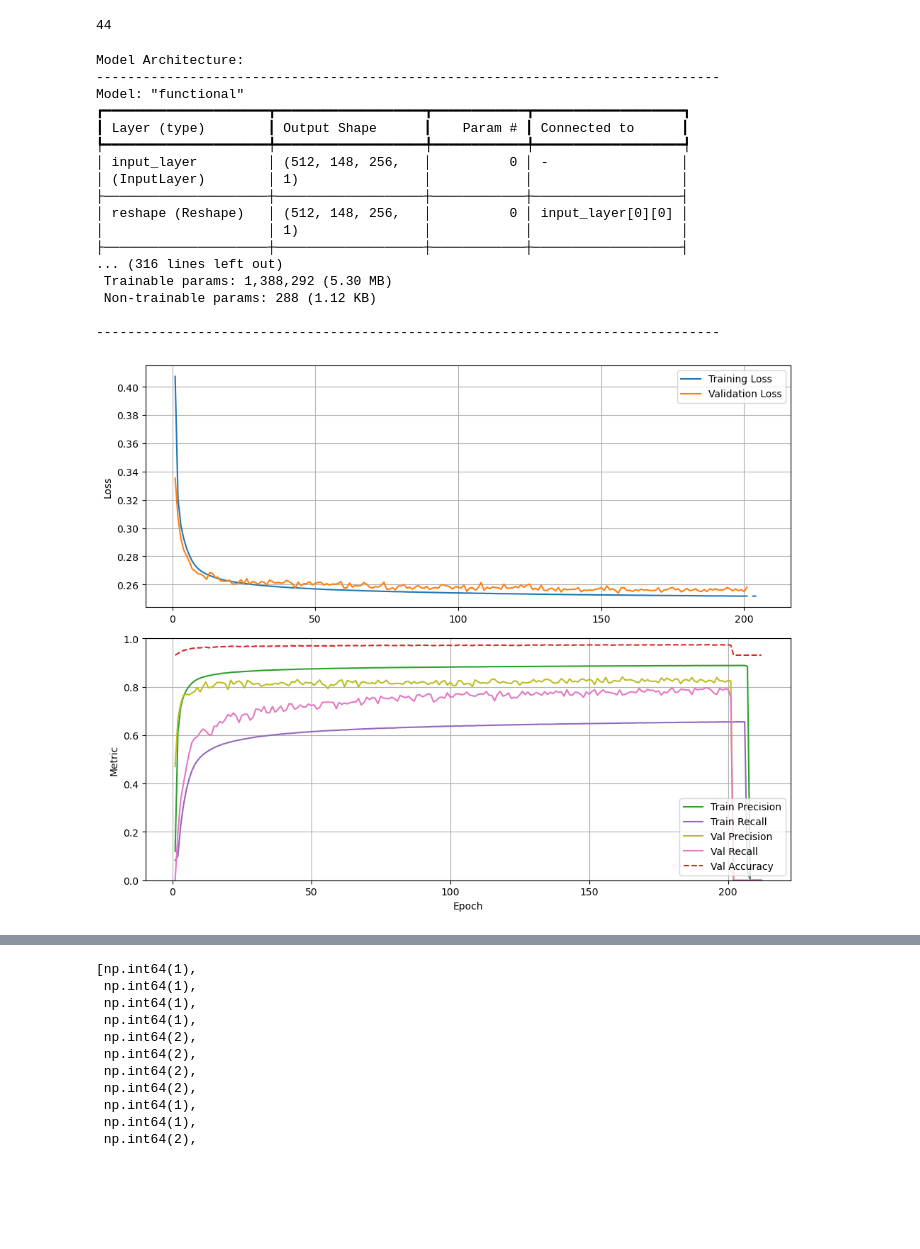
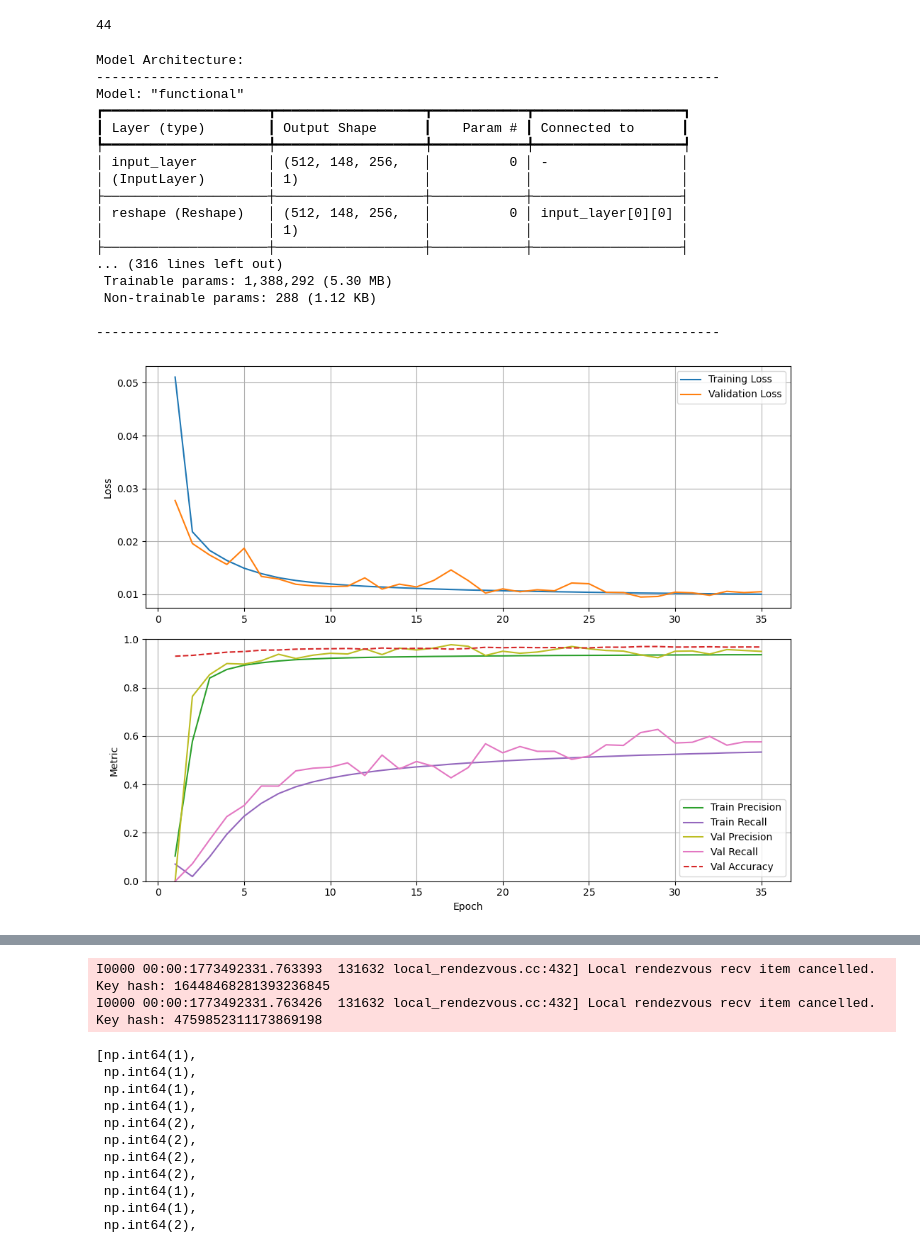
Before and after one commit to geraldmwangi/GuitarMidi-LV2, a Jupyter notebook: python/neuralnetmodelling/training-with-prefiltering-singletfrecord.ipynb, the cells around one changed output, grey strips where cells are left out. Drawn from its saved outputs; the diff is of its cells as text; code cells hidden in the pictures; blank space fills up the shorter version.

Commit message:
trying focalloss, input normalization and removing masking

```diff
--- a/python/neuralnetmodelling/training-with-prefiltering-singletfrecord.ipynb
+++ b/python/neuralnetmodelling/training-with-prefiltering-singletfrecord.ipynb
@@ -206,8 +206,8 @@ def get_guitar_focal_loss(gamma=5.0, alpha=0.25):
 cnn_model.compile(
     optimizer=optimizers.Adam(learning_rate=LEARNING_RATE, clipnorm=1.0),
     #loss=get_guitar_focal_loss(),#
-    loss=tf.keras.losses.BinaryCrossentropy(label_smoothing=0.1), # Pass the class weights here
-    #loss=tf.keras.losses.BinaryFocalCrossentropy(apply_class_balancing=True,gamma=3.0),#,alpha=0.75, gamma=5.0, label_smoothing=0.0), # Focal loss with class balancing and label smoothing
+    #loss=tf.keras.losses.BinaryCrossentropy(label_smoothing=0.1), # Pass the class weights here
+    loss=tf.keras.losses.BinaryFocalCrossentropy(apply_class_balancing=True,gamma=2.0,label_smoothing=0.1),#,alpha=0.75, gamma=5.0, label_smoothing=0.0), # Focal loss with class balancing and label smoothing
     metrics=[
         tf.keras.metrics.BinaryAccuracy(name='bin_acc'), # Measures individual bit correctness
         tf.keras.metrics.Precision(name='precision'),
@@ -351,8 +351,8 @@ def fast_gpu_map(parsed,training=True):
     silence_label_is_up = tf.greater(output_tensor[SILENCE_IDX], 0.5)
     max_en=tf.reduce_max(tf.abs(input_tensor))
     energy_is_low = max_en< 0.01
-    # if ~energy_is_low:
-    #     input_tensor/=max_en
+    if ~energy_is_low:
+        input_tensor/=max_en
     # 3. The "Vice Versa" Logic
     # We "Force Silence" if:
     # - Energy is low OR
@@ -372,7 +372,7 @@ def fast_gpu_map(parsed,training=True):
         # teaching the model that "noise = note"
         input_tensor = tf.where(should_force_silence, zero_input, input_tensor + noise)
         input_tensor = tf.clip_by_value(input_tensor, -1.0, 1.0)
-        num_masks = 2
+        num_masks = 0
         mask_width = 5 # How many filter bins to hide
         for _ in range(num_masks):
             start = tf.random.uniform([], 0, INPUT_SHAPE[0] - mask_width, dtype=tf.int32)
@@ -470,31 +470,31 @@ try:
                                 epochs=EPOCHS,
                                 # steps_per_epoch=STEPS_PER_EPOCH,
                                 # validation_steps=VALIDATION_STEPS,
                                 #batch_size=BATCH_SIZE, shuffle=False,
                                 validation_data=val_dataset,
                                 callbacks=[plot_callback, early_stopping_callback,checkpoint,reduce_lr,tensorboard_callback,lr_scheduler_callback])
 
     cnn_model.save_weights('guitarmidi.weights.h5')
     print("Model weights saved successfully!")
 
 except Exception as e:
     print(f"An error occurred during training: {e}")
 # %% [output]
 Model Architecture:
 --------------------------------------------------------------------------------
 Model: "functional"
 ┏━━━━━━━━━━━━━━━━━━━━━┳━━━━━━━━━━━━━━━━━━━┳━━━━━━━━━━━━┳━━━━━━━━━━━━━━━━━━━┓
 ┃ Layer (type)        ┃ Output Shape      ┃    Param # ┃ Connected to      ┃
 ┡━━━━━━━━━━━━━━━━━━━━━╇━━━━━━━━━━━━━━━━━━━╇━━━━━━━━━━━━╇━━━━━━━━━━━━━━━━━━━┩
 │ input_layer         │ (512, 148, 256,   │          0 │ -                 │
 │ (InputLayer)        │ 1)                │            │                   │
 ├─────────────────────┼───────────────────┼────────────┼───────────────────┤
 │ reshape (Reshape)   │ (512, 148, 256,   │          0 │ input_layer[0][0] │
 │                     │ 1)                │            │                   │
 ├─────────────────────┼───────────────────┼────────────┼───────────────────┤
 ... (316 lines left out)
  Trainable params: 1,388,292 (5.30 MB)
  Non-trainable params: 288 (1.12 KB)
 
 --------------------------------------------------------------------------------
-[figure, old version]
+[figure, new version]
@@ -506,3 +504,5 @@ Model weights saved successfully!
+I0000 00:00:1773492331.763393  131632 local_rendezvous.cc:432] Local rendezvous recv item cancelled. Key hash: 16448468281393236845
+I0000 00:00:1773492331.763426  131632 local_rendezvous.cc:432] Local rendezvous recv item cancelled. Key hash: 4759852311173869198
 # %%
 from tensorflow.data import Dataset
 dataset = Dataset.range(1, 6)  # ==> [ 1, 2, 3, 4, 5 ]
```
Also changed, not shown: parts of 2 cells of this notebook, 1 other file.
